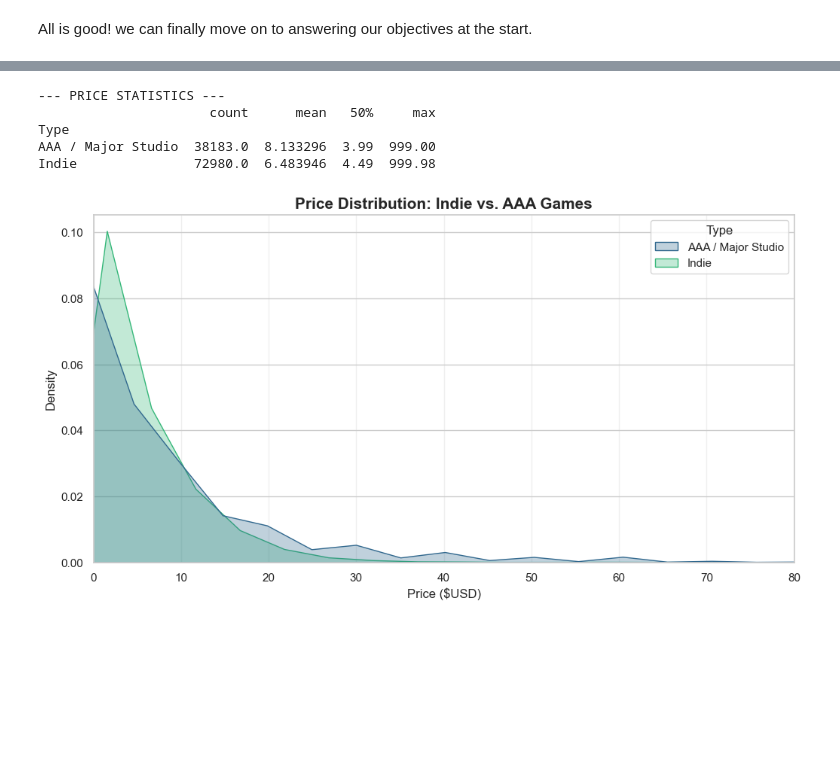
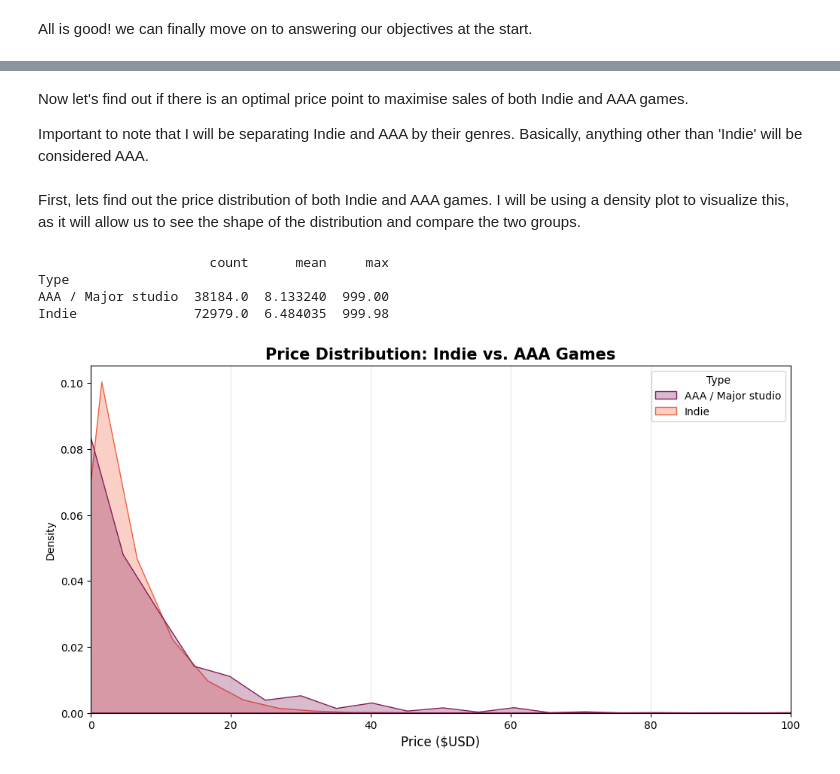
Before and after one commit to frzatla/steam-games-analysis, a Jupyter notebook: notebooks/exploratory_analysis.ipynb, the cells around one changed output, grey strips where cells are left out. Saved outputs shown, nothing was run; the diff lists cells and outputs as text; code cells hidden in the pictures; blank space fills up the shorter version.

```diff
--- a/notebooks/exploratory_analysis.ipynb
+++ b/notebooks/exploratory_analysis.ipynb
@@ -746,38 +771,10 @@ plt.show()
-# %%
-# If the genre list contains 'Indie', we classify it as Indie.
-# If not, we assume it's a Major Studio/Publisher (AAA).
-def classify_game(genres):
-    if isinstance(genres, str) and 'Indie' in genres:
-        return 'Indie'
-    else:
-        return 'AAA / Major Studio'
-
-# Create new column 'Type'.
-steam_games['Type'] = steam_games['Genres'].apply(classify_game)
-
-# Create a temporary dataframe of ONLY paid games
-# This removes the massive spike at $0 so we can see the price tiers better
-paid_games = steam_games[steam_games['Price'] > 0]
-
-# Stats to back up the graph with numbers
-print("--- PRICE STATISTICS ---")
-print(steam_games.groupby('Type')['Price'].describe()[['count', 'mean', '50%', 'max']])
-# Note: '50%' is the Median price.
-plt.figure(figsize=(12, 6))
-
-sns.kdeplot(data = steam_games, x = 'Price', hue = 'Type', fill = True, common_norm = False, palette = 'viridis',
-alpha = 0.3)
-
-plt.title('Price Distribution: Indie vs. AAA Games', fontsize=15, fontweight='bold')
-plt.xlabel('Price ($USD)', fontsize = 12)
-plt.xlim(0, 80) # Cut off the graph at $80 so outliers ($200 software) don't squash the view.
-plt.grid(axis = 'x', alpha = 0.3)
-
-plt.show()
-# %% [output]
---- PRICE STATISTICS ---
-                      count      mean   50%     max
-Type
-AAA / Major Studio  38183.0  8.133296  3.99  999.00
-Indie               72980.0  6.483946  4.49  999.98
-[figure, removed]
+# %% [markdown]
+Now let's find out if there is an optimal price point to maximise sales of both Indie and AAA games.
+
+Important to note that I will be separating Indie and AAA by their genres. Basically, anything other than 'Indie' will be considered AAA.
+# %%
+def classify_game(genres):
+    if isinstance(genres, str) and 'Indie' in genres:
+        return 'Indie'
+    else:
+        return 'AAA / Major studio'
@@ -783,0 +783,20 @@ Indie               72980.0  6.483946  4.49  999.98
+# %% [markdown]
+First, lets find out the price distribution of both Indie and AAA games. I will be using a density plot to visualize this, as it will allow us to see the shape of the distribution and compare the two groups.
+# %%
+# Stats to describe 'Indie' and 'AAA' games.
+print(steam_games.groupby('Type')['Price'].describe()[['count', 'mean', 'max']])
+
+plt.figure(figsize = (12, 6))
+sns.kdeplot(data = steam_games, x = 'Price', hue = 'Type', fill = True, common_norm = False, palette = 'rocket',
+alpha = 0.3)
+plt.title('Price Distribution: Indie vs. AAA Games', fontsize = 15, fontweight = 'bold')
+plt.xlabel('Price ($USD)', fontsize = 12)
+plt.xlim(0, 100)
+plt.grid(axis = 'x', alpha = 0.3)
+plt.show()
+# %% [output]
+                      count      mean     max
+Type
+AAA / Major studio  38184.0  8.133240  999.00
+Indie               72979.0  6.484035  999.98
+[figure, added]
```
Also changed, not shown: parts of 58 cells of this notebook.
